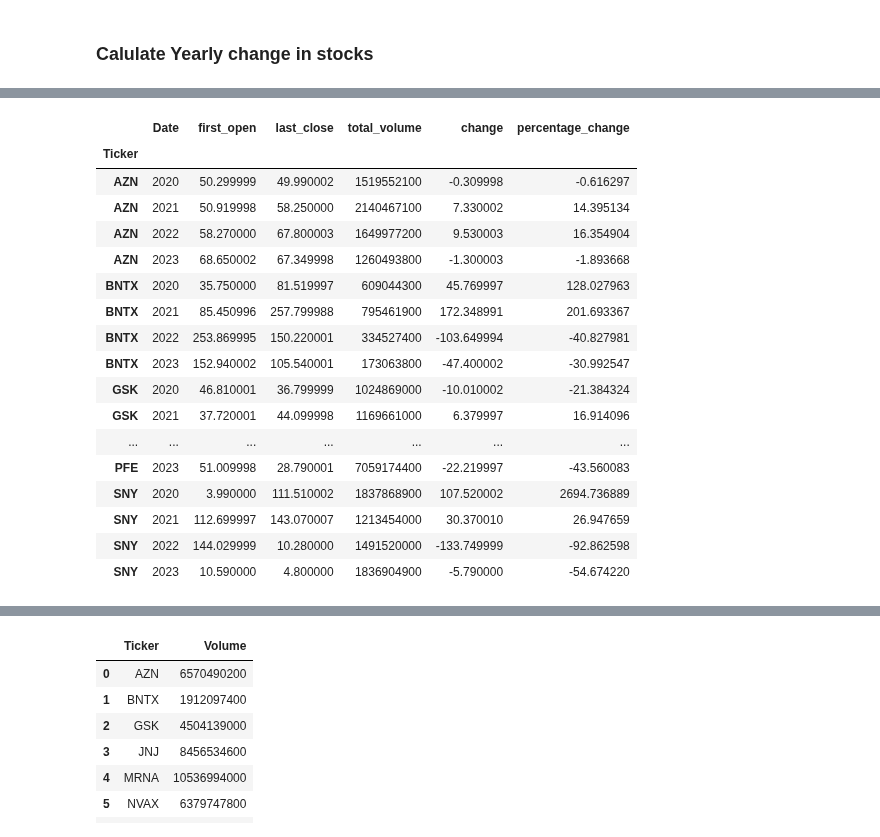
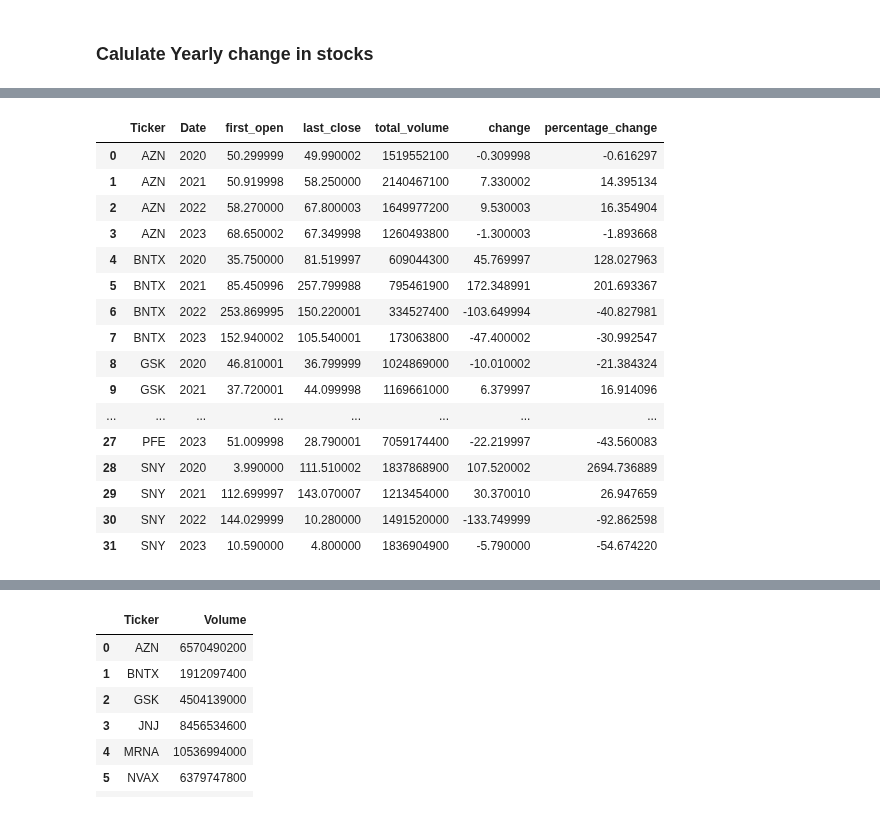
Before and after one commit to nazimben25/project1_group2, a Jupyter notebook: Muskan/stock_analysis.ipynb, the cells around one changed output, grey strips where cells are left out. Drawn from its saved outputs; the diff is of its cells as text; code cells hidden in the pictures.

```diff
--- a/Muskan/stock_analysis.ipynb
+++ b/Muskan/stock_analysis.ipynb
@@ -250,24 +250,23 @@ print(yearly_grouped[['Ticker', 'Date', 'first_open', 'last_close', 'change', 'p
 31    SNY  2023   10.590000    4.800000   -5.790000         -54.674220
 # %%
 # Set the ticker as index for referencing
-yearly_change_df = yearly_grouped.set_index("Ticker")
-yearly_change_df
+#yearly_change_df = yearly_grouped.set_index("Ticker")
+yearly_grouped
 # %% [output]
-|  | Date | first_open | last_close | total_volume | change | percentage_change |
-| Ticker |  |  |  |  |  |  |
-| AZN | 2020 | 50.299999 | 49.990002 | 1519552100 | -0.309998 | -0.616297 |
-| AZN | 2021 | 50.919998 | 58.250000 | 2140467100 | 7.330002 | 14.395134 |
-| AZN | 2022 | 58.270000 | 67.800003 | 1649977200 | 9.530003 | 16.354904 |
-| AZN | 2023 | 68.650002 | 67.349998 | 1260493800 | -1.300003 | -1.893668 |
-| BNTX | 2020 | 35.750000 | 81.519997 | 609044300 | 45.769997 | 128.027963 |
-| BNTX | 2021 | 85.450996 | 257.799988 | 795461900 | 172.348991 | 201.693367 |
-| BNTX | 2022 | 253.869995 | 150.220001 | 334527400 | -103.649994 | -40.827981 |
-| BNTX | 2023 | 152.940002 | 105.540001 | 173063800 | -47.400002 | -30.992547 |
-| GSK | 2020 | 46.810001 | 36.799999 | 1024869000 | -10.010002 | -21.384324 |
-| GSK | 2021 | 37.720001 | 44.099998 | 1169661000 | 6.379997 | 16.914096 |
-| ... | ... | ... | ... | ... | ... | ... |
-| PFE | 2023 | 51.009998 | 28.790001 | 7059174400 | -22.219997 | -43.560083 |
-| SNY | 2020 | 3.990000 | 111.510002 | 1837868900 | 107.520002 | 2694.736889 |
-| SNY | 2021 | 112.699997 | 143.070007 | 1213454000 | 30.370010 | 26.947659 |
-| SNY | 2022 | 144.029999 | 10.280000 | 1491520000 | -133.749999 | -92.862598 |
-| SNY | 2023 | 10.590000 | 4.800000 | 1836904900 | -5.790000 | -54.674220 |
+|  | Ticker | Date | first_open | last_close | total_volume | change | percentage_change |
+| 0 | AZN | 2020 | 50.299999 | 49.990002 | 1519552100 | -0.309998 | -0.616297 |
+| 1 | AZN | 2021 | 50.919998 | 58.250000 | 2140467100 | 7.330002 | 14.395134 |
+| 2 | AZN | 2022 | 58.270000 | 67.800003 | 1649977200 | 9.530003 | 16.354904 |
+| 3 | AZN | 2023 | 68.650002 | 67.349998 | 1260493800 | -1.300003 | -1.893668 |
+| 4 | BNTX | 2020 | 35.750000 | 81.519997 | 609044300 | 45.769997 | 128.027963 |
+| 5 | BNTX | 2021 | 85.450996 | 257.799988 | 795461900 | 172.348991 | 201.693367 |
+| 6 | BNTX | 2022 | 253.869995 | 150.220001 | 334527400 | -103.649994 | -40.827981 |
+| 7 | BNTX | 2023 | 152.940002 | 105.540001 | 173063800 | -47.400002 | -30.992547 |
+| 8 | GSK | 2020 | 46.810001 | 36.799999 | 1024869000 | -10.010002 | -21.384324 |
+| 9 | GSK | 2021 | 37.720001 | 44.099998 | 1169661000 | 6.379997 | 16.914096 |
+| ... | ... | ... | ... | ... | ... | ... | ... |
+| 27 | PFE | 2023 | 51.009998 | 28.790001 | 7059174400 | -22.219997 | -43.560083 |
+| 28 | SNY | 2020 | 3.990000 | 111.510002 | 1837868900 | 107.520002 | 2694.736889 |
+| 29 | SNY | 2021 | 112.699997 | 143.070007 | 1213454000 | 30.370010 | 26.947659 |
+| 30 | SNY | 2022 | 144.029999 | 10.280000 | 1491520000 | -133.749999 | -92.862598 |
+| 31 | SNY | 2023 | 10.590000 | 4.800000 | 1836904900 | -5.790000 | -54.674220 |
```
Also changed, not shown: parts of 4 cells of this notebook, 1 other file.
